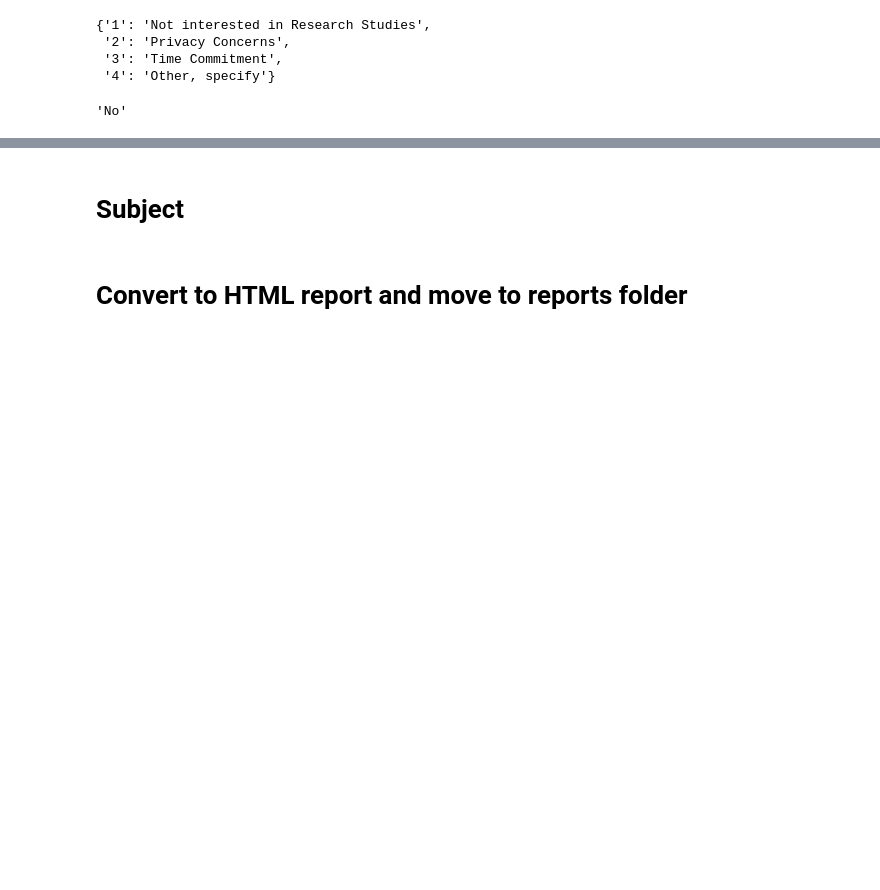
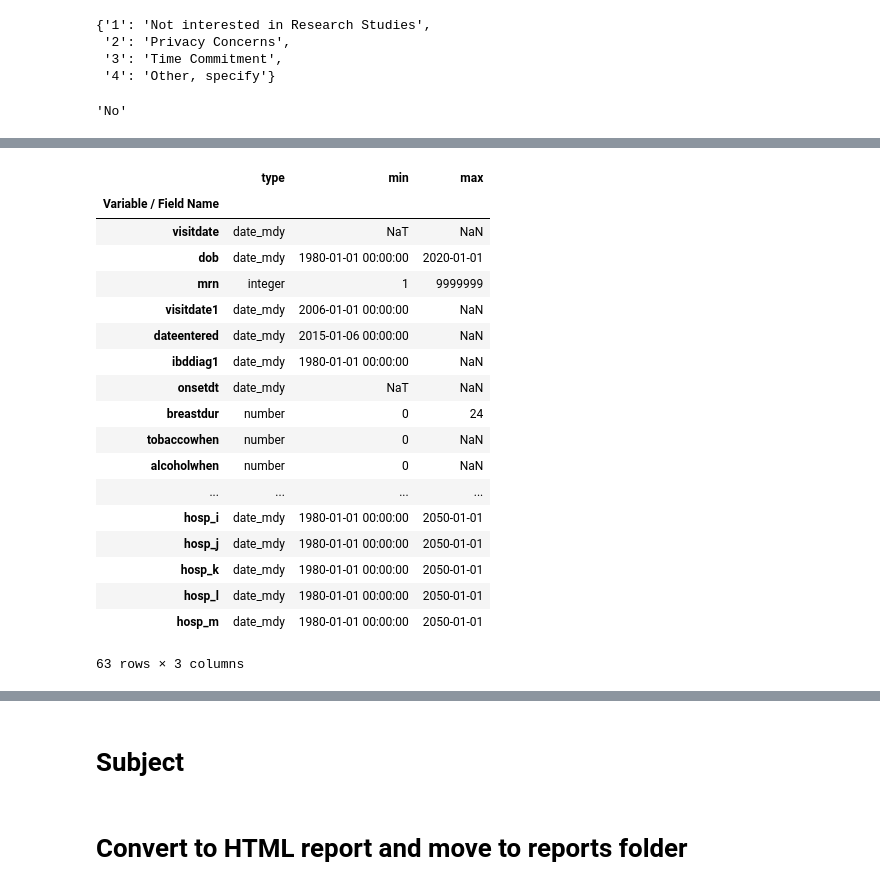
Before and after one commit to ScottSnapperLab/biorep-etl, a Jupyter notebook: notebooks/2017-01-25__begin_defining_relational_tables.ipynb, the cells around one changed output, grey strips where cells are left out. Cells and saved outputs as stored; diff of their text form; code cells hidden in the pictures; blank space fills up the shorter version.

```diff
--- a/notebooks/2017-01-25__begin_defining_relational_tables.ipynb
+++ b/notebooks/2017-01-25__begin_defining_relational_tables.ipynb
@@ -164,0 +172,3 @@ choice_maps.abcessess['0']
+# %%
+validation = cb[['Text Validation Type OR Show Slider Number','Text Validation Min','Text Validation Max']].dropna(how='all')
+validation.columns = ['type','min','max']
@@ -164,0 +181,5 @@ choice_maps.abcessess['0']
+# %%
+fix = Munch()
+fix.labs = {'alb', 'crp', 'esr', 'hct', 'plt', 'wbc'}
+# %%
+validation.loc[list(fix.labs),'type'] = 'number'
@@ -164,0 +215,3 @@ choice_maps.abcessess['0']
+# %%
+cast_func = pd.Timestamp
+idxs = validation.query(""" type == '{typ}' """.format(typ='date_mdy')).index
@@ -164,0 +233,23 @@ choice_maps.abcessess['0']
+# %%
+validation.loc[idxs,'min'] = validation.loc[idxs,'min'].apply(pd.Timestamp).astype('object')
+validation
+# %% [output]
+|  | type | min | max |
+| Variable / Field Name |  |  |  |
+| visitdate | date_mdy | NaT | NaN |
+| dob | date_mdy | 1980-01-01 00:00:00 | 2020-01-01 |
+| mrn | integer | 1 | 9999999 |
+| visitdate1 | date_mdy | 2006-01-01 00:00:00 | NaN |
+| dateentered | date_mdy | 2015-01-06 00:00:00 | NaN |
+| ibddiag1 | date_mdy | 1980-01-01 00:00:00 | NaN |
+| onsetdt | date_mdy | NaT | NaN |
+| breastdur | number | 0 | 24 |
+| tobaccowhen | number | 0 | NaN |
+| alcoholwhen | number | 0 | NaN |
+| ... | ... | ... | ... |
+| hosp_i | date_mdy | 1980-01-01 00:00:00 | 2050-01-01 |
+| hosp_j | date_mdy | 1980-01-01 00:00:00 | 2050-01-01 |
+| hosp_k | date_mdy | 1980-01-01 00:00:00 | 2050-01-01 |
+| hosp_l | date_mdy | 1980-01-01 00:00:00 | 2050-01-01 |
+| hosp_m | date_mdy | 1980-01-01 00:00:00 | 2050-01-01 |
+63 rows × 3 columns
```
Also changed, not shown: parts of 19 cells of this notebook.
